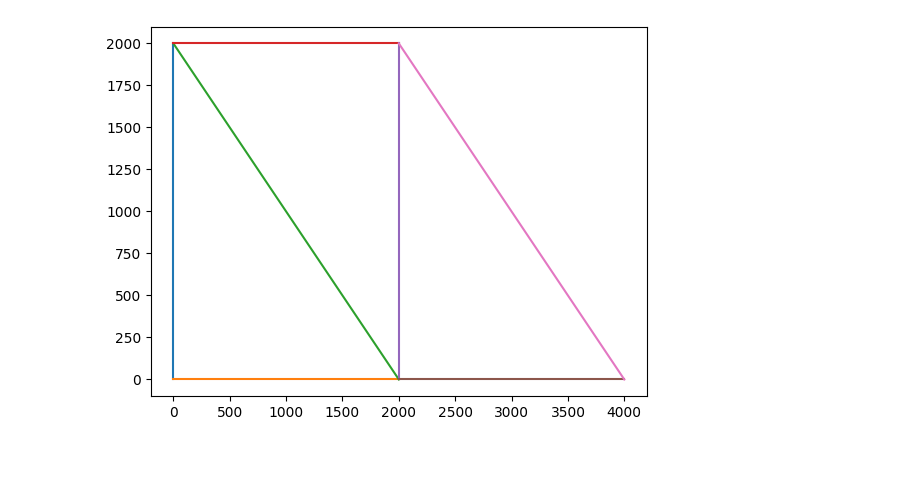
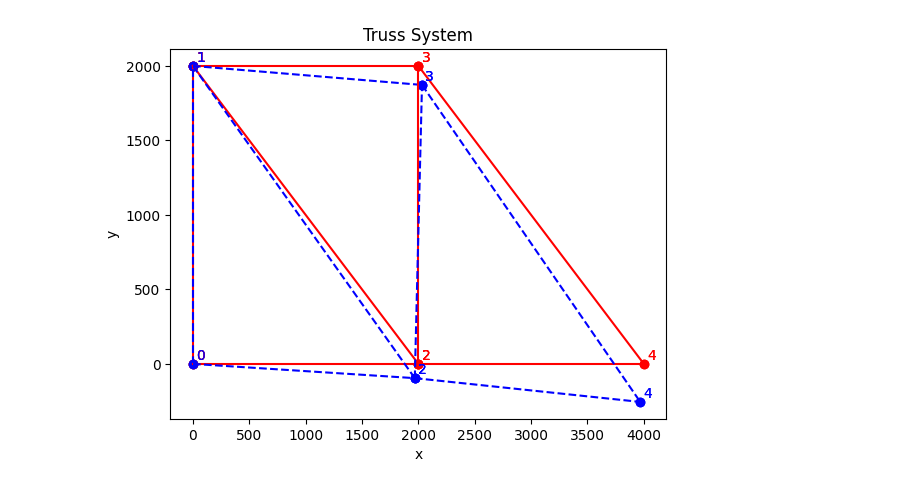
Before and after one commit to efekaanefe/ME413-Finite-Element-Method, a Jupyter notebook: Truss2D.ipynb, the cells around one changed output. Cells and saved outputs as stored; diff of their text form; code cells hidden in the pictures; blank space fills up the shorter version.

Commit message:
2D displacement solutions plot

```diff
--- a/Truss2D.ipynb
+++ b/Truss2D.ipynb
@@ -164,3 +139,39 @@ class Plotter:
+# %%
+class Plotter:
+    def __init__(self, solver):
+        self.system = solver.system
+        self.displacements = solver.displacements
+
+    def plot_system(self):
+        """
+        plots the truss system
+        """
+        for element in self.system.elements:
+            pos1, pos2 = element.node_coordinates
+            node_index1, node_index2 = element.node_indeces
+            offset = 30 # for text
+
+            # PLOT INITIAL SYSTEM
+            x1, y1 = pos1
+            x2, y2 = pos2
+            plt.scatter([x1,x2], [y1,y2],c="r")
+            plt.plot([x1,x2], [y1,y2],c="r")
+            plt.text(x1+offset, y1+offset, node_index1, color="r")
+            plt.text(x2+offset, y2+offset, node_index2, color="r")
+
+            # PLOT SYSTEM WITH DISPLACEMENTS
+            x1_disp, y1_disp = pos1 + self.displacements[2*node_index1:2*node_index1+2]
+            x2_disp, y2_disp = pos2 + self.displacements[2*node_index2:2*node_index2+2]
+            plt.scatter([x1_disp,x2_disp], [y1_disp,y2_disp],c="b")
+            plt.plot([x1_disp,x2_disp], [y1_disp,y2_disp],c="b", linestyle="--")
+            plt.text(x1_disp+offset, y1_disp+offset, node_index1, color="b")
+            plt.text(x2_disp+offset, y2_disp+offset, node_index2, color="b")
+
+        # add title, legend, etc
+        plt.title("Truss System")
+        plt.xlabel("x")
+        plt.ylabel("y")
+        plt.show()
 # %%
 E = 100*10^3; A = 625; L=2000; # for each truss element, [units: N, mm, MPa]
 
@@ -201,5 +208,5 @@ solver.solve()
 # %%
-plotter = Plotter(system)
+plotter = Plotter(solver)
 plotter.plot_system()
 # %% [output]
-[figure, old version]
+[figure, new version]
```
Also changed, not shown: parts of 7 cells of this notebook.
